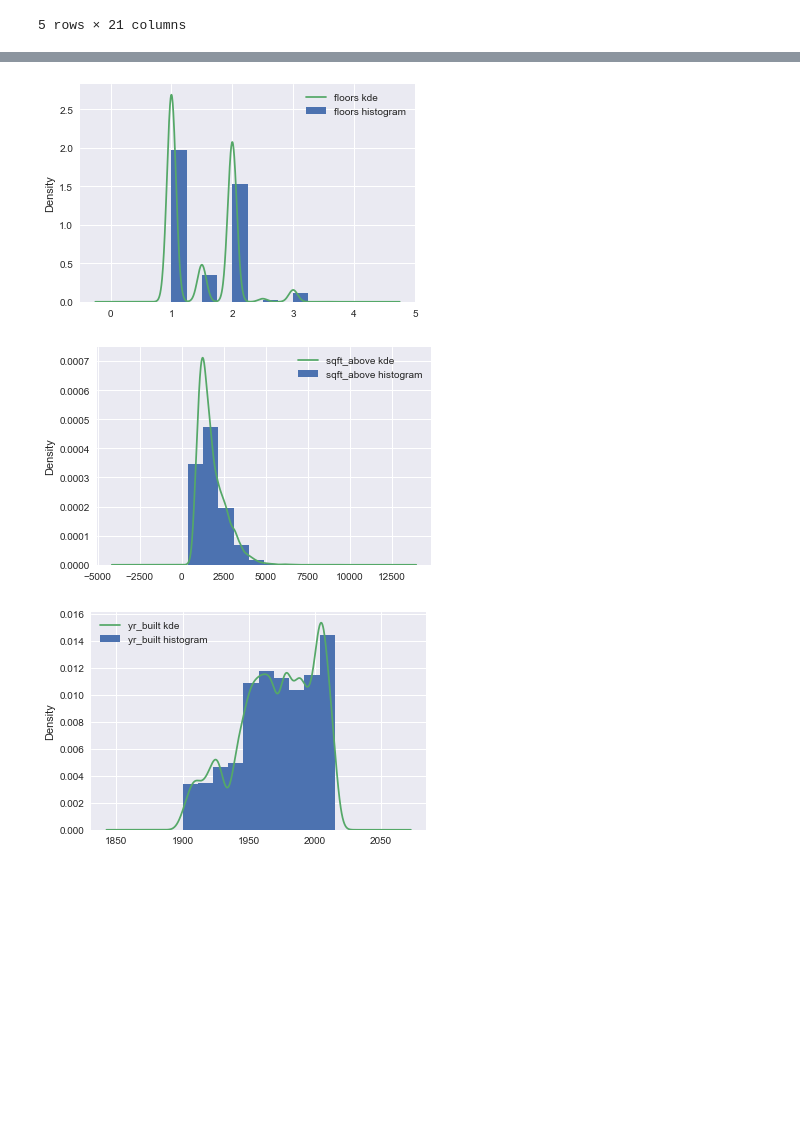
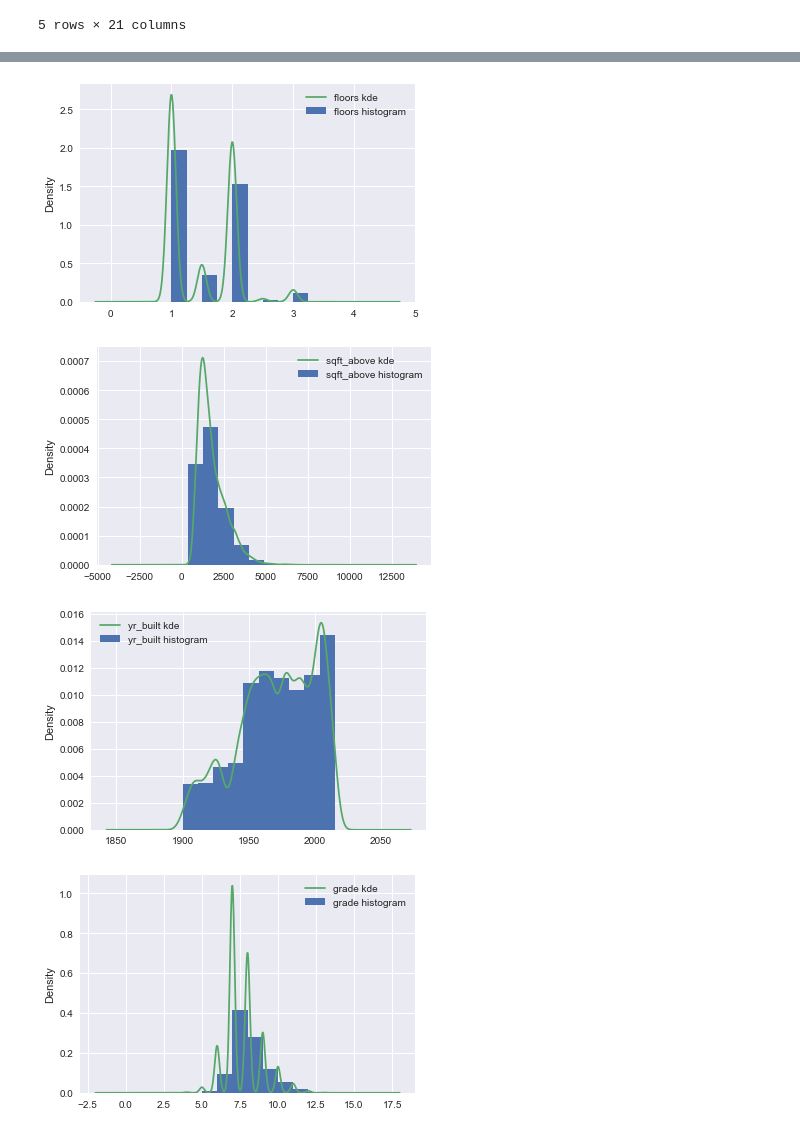
Before and after one commit to harrisonhardin/houston-ds-042219-mod1-project, a Jupyter notebook: test_francois.ipynb, the cells around one changed output, grey strips where cells are left out. Saved outputs shown, nothing was run; the diff lists cells and outputs as text; code cells hidden in the pictures; blank space fills up the shorter version.

```diff
--- a/test_francois.ipynb
+++ b/test_francois.ipynb
@@ -28,15 +43,16 @@ data.head()
 # %%
 # For all the variables, check distribution by creating a histogram with kde
-for column in ['price', 'bedrooms', 'bathrooms', 'sqft_living', 'floors', 'sqft_above', 'yr_built']:
+for column in ['price', 'bedrooms', 'bathrooms', 'sqft_living', 'floors', 'sqft_above', 'yr_built', 'grade']:
     data[column].plot.hist(density=True, label = column+' histogram')
     data[column].plot.kde(label =column+' kde')
     plt.legend()
     plt.show()
 # %% [output]
 [figure]
 [figure]
 [figure]
 [figure]
 [figure]
 [figure]
 [figure]
+[figure, added]
```
Also changed, not shown: parts of 9 cells of this notebook.
